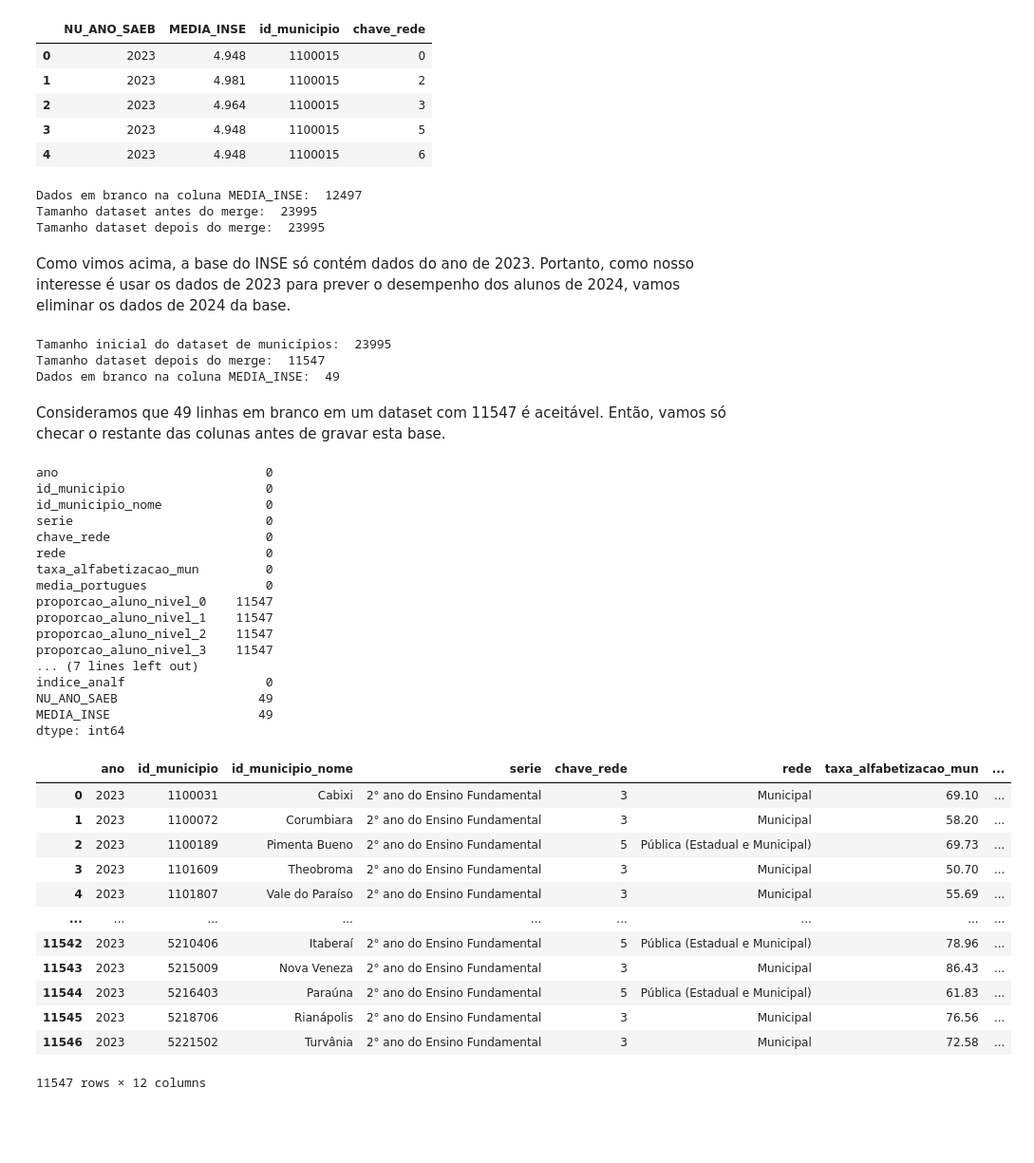
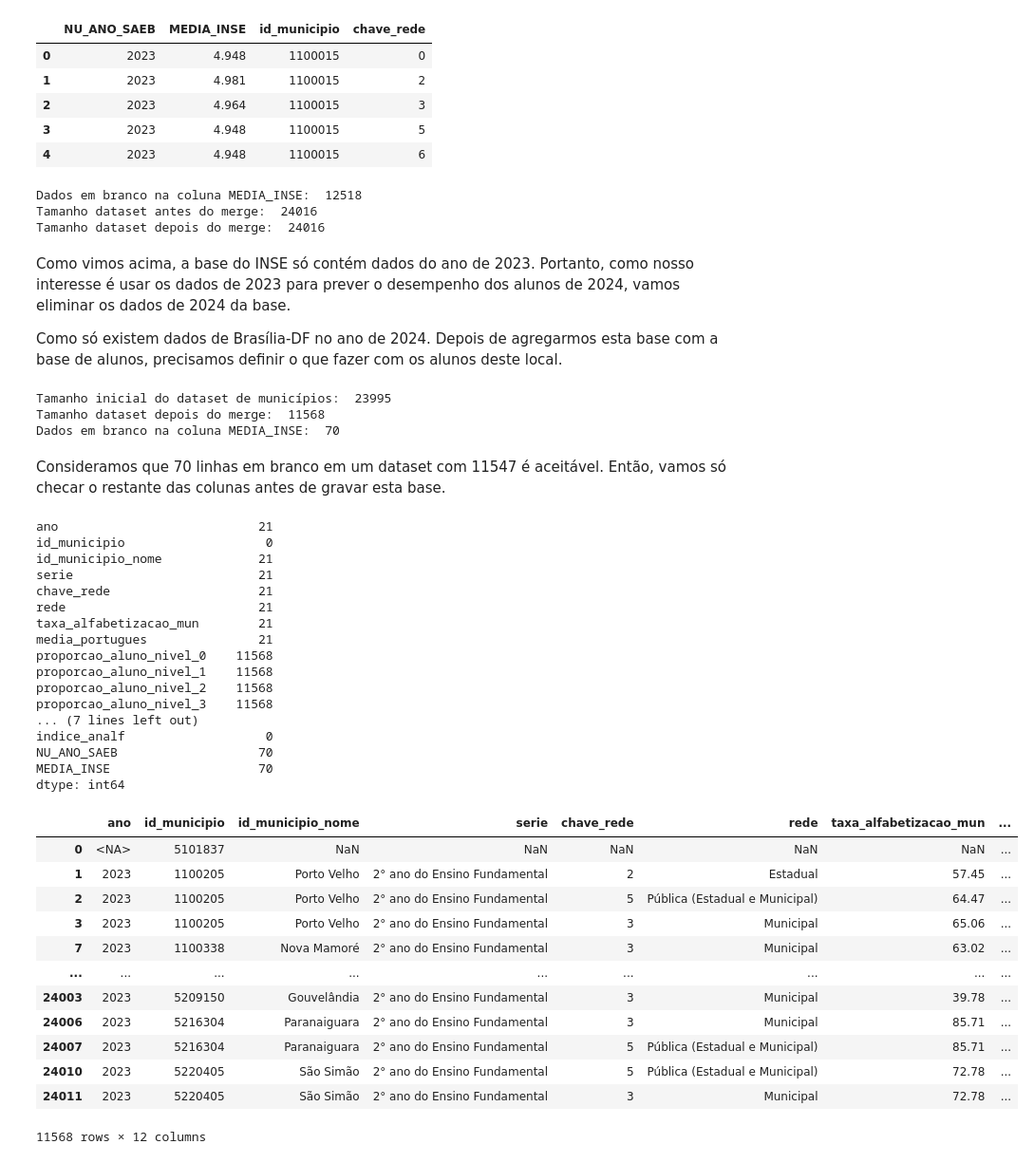
Before and after one commit to ThiagoBaia1/tech-challenge-fase3, a Jupyter notebook: notebooks/testes/EDA_bases_entes_federados.ipynb, the cells around one changed output. Shown at 95% size. Drawn from its saved outputs; the diff is of its cells as text; code cells hidden in the pictures; blank space fills up the shorter version.

```diff
--- a/notebooks/testes/EDA_bases_entes_federados.ipynb
+++ b/notebooks/testes/EDA_bases_entes_federados.ipynb
@@ -235,7 +237,7 @@ df_diretorios_municipio.head()
 | 4 | 1101104 | RO |
 # %%
 acrescenta_dados_uf = pd.merge(
-    df_municipio, df_diretorios_municipio, on=['id_municipio'], how='left'
+    df_municipio, df_diretorios_municipio, on=['id_municipio'], how='right'
 )
 print('Dados em branco na coluna sigla_uf: ', acrescenta_dados_uf['sigla_uf'].isna().sum())
 print('Tamanho dataset antes do merge: ', len(df_municipio))
@@ -357,64 +367,69 @@ print('Dados em branco na coluna MEDIA_INSE: ', agrega_bases_externas_inse['MEDI
 print('Tamanho dataset antes do merge: ', len(agrega_bases_externas))
 print('Tamanho dataset depois do merge: ', len(agrega_bases_externas_inse))
 # %% [output]
-Dados em branco na coluna MEDIA_INSE:  12497
-Tamanho dataset antes do merge:  23995
-Tamanho dataset depois do merge:  23995
+Dados em branco na coluna MEDIA_INSE:  12518
+Tamanho dataset antes do merge:  24016
+Tamanho dataset depois do merge:  24016
 # %% [markdown]
 Como vimos acima, a base do INSE só contém dados do ano de 2023. Portanto, como nosso interesse é usar os dados de 2023 para prever o desempenho dos alunos de 2024, vamos eliminar os dados de 2024 da base.
+
+Como só existem dados de Brasília-DF no ano de 2024. Depois de agregarmos esta base com a base de alunos, precisamos definir o que fazer com os alunos deste local.
 # %%
-# Vamos usar apenas o ano de 2023, então precisamos filtrar as linhas com o ano de 2023
+# Vamos usar apenas o ano de 2023, então precisamos filtrar as linhas com o ano de 2023 e as colunas sem ano,
+# que são os municípios que não possuem taxa de alfabetização. Se tirarmos esses e o município tiver aluno
+# avaliado em 2024, ficará sem os dados agregados.
 
-agrega_bases_externas_inse_2023 = agrega_bases_externas_inse.query('ano == 2023')
+agrega_bases_externas_inse_2023 = agrega_bases_externas_inse.query('ano == 2023 or ano.isna()')
 print('Tamanho inicial do dataset de municípios: ', len(df_municipio))
 print('Tamanho dataset depois do merge: ', len(agrega_bases_externas_inse_2023))
 
 print('Dados em branco na coluna MEDIA_INSE: ', agrega_bases_externas_inse_2023['MEDIA_INSE'].isna().sum())
 # %% [output]
 Tamanho inicial do dataset de municípios:  23995
-Tamanho dataset depois do merge:  11547
-Dados em branco na coluna MEDIA_INSE:  49
+Tamanho dataset depois do merge:  11568
+Dados em branco na coluna MEDIA_INSE:  70
 # %% [markdown]
-Consideramos que 49 linhas em branco em um dataset com 11547 é aceitável. Então, vamos só checar o restante das colunas antes de gravar esta base.
+Consideramos que 70 linhas em branco em um dataset com 11547 é aceitável. Então, vamos só checar o restante das colunas antes de gravar esta base.
 # %%
 agrega_bases_externas_inse_2023.isna().sum()
 # %% [output]
-ano                            0
+ano                           21
 id_municipio                   0
-id_municipio_nome              0
-serie                          0
-chave_rede                     0
-rede                           0
-taxa_alfabetizacao_mun         0
-media_portugues                0
-proporcao_aluno_nivel_0    11547
-proporcao_aluno_nivel_1    11547
-proporcao_aluno_nivel_2    11547
-proporcao_aluno_nivel_3    11547
+id_municipio_nome             21
+serie                         21
+chave_rede                    21
+rede                          21
+taxa_alfabetizacao_mun        21
+media_portugues               21
+proporcao_aluno_nivel_0    11568
+proporcao_aluno_nivel_1    11568
+proporcao_aluno_nivel_2    11568
+proporcao_aluno_nivel_3    11568
 ... (7 lines left out)
 indice_analf                   0
-NU_ANO_SAEB                   49
-MEDIA_INSE                    49
+NU_ANO_SAEB                   70
+MEDIA_INSE                    70
 dtype: int64
 # %%
 # Vamos excluir as colunas de proporção, uma vez que o dado não foi gerado em 2023. Excluiremos, também, as colunas redundantes.
 
 cols_to_drop = [
     'proporcao_aluno_nivel_0', 'proporcao_aluno_nivel_1', 'proporcao_aluno_nivel_2', 'proporcao_aluno_nivel_3',
-    'proporcao_aluno_nivel_4', 'proporcao_aluno_nivel_5', 'proporcao_aluno_nivel_6', 'proporcao_aluno_nivel_7', 'proporcao_aluno_nivel_8', 'NU_ANO_SAEB']
+    'proporcao_aluno_nivel_4', 'proporcao_aluno_nivel_5', 'proporcao_aluno_nivel_6', 'proporcao_aluno_nivel_7',
+    'proporcao_aluno_nivel_8', 'NU_ANO_SAEB']
 df_municipio_final = agrega_bases_externas_inse_2023.drop(columns=[c for c in cols_to_drop if c in agrega_bases_externas_inse_2023.columns])
 df_municipio_final
 # %% [output]
 |  | ano | id_municipio | id_municipio_nome | serie | chave_rede | rede | taxa_alfabetizacao_mun | ... |
-| 0 | 2023 | 1100031 | Cabixi | 2° ano do Ensino Fundamental | 3 | Municipal | 69.10 | ... |
-| 1 | 2023 | 1100072 | Corumbiara | 2° ano do Ensino Fundamental | 3 | Municipal | 58.20 | ... |
-| 2 | 2023 | 1100189 | Pimenta Bueno | 2° ano do Ensino Fundamental | 5 | Pública (Estadual e Municipal) | 69.73 | ... |
-| 3 | 2023 | 1101609 | Theobroma | 2° ano do Ensino Fundamental | 3 | Municipal | 50.70 | ... |
-| 4 | 2023 | 1101807 | Vale do Paraíso | 2° ano do Ensino Fundamental | 3 | Municipal | 55.69 | ... |
+| 0 | <NA> | 5101837 | NaN | NaN | NaN | NaN | NaN | ... |
+| 1 | 2023 | 1100205 | Porto Velho | 2° ano do Ensino Fundamental | 2 | Estadual | 57.45 | ... |
+| 2 | 2023 | 1100205 | Porto Velho | 2° ano do Ensino Fundamental | 5 | Pública (Estadual e Municipal) | 64.47 | ... |
+| 3 | 2023 | 1100205 | Porto Velho | 2° ano do Ensino Fundamental | 3 | Municipal | 65.06 | ... |
+| 7 | 2023 | 1100338 | Nova Mamoré | 2° ano do Ensino Fundamental | 3 | Municipal | 63.02 | ... |
 | ... | ... | ... | ... | ... | ... | ... | ... | ... |
-| 11542 | 2023 | 5210406 | Itaberaí | 2° ano do Ensino Fundamental | 5 | Pública (Estadual e Municipal) | 78.96 | ... |
-| 11543 | 2023 | 5215009 | Nova Veneza | 2° ano do Ensino Fundamental | 3 | Municipal | 86.43 | ... |
-| 11544 | 2023 | 5216403 | Paraúna | 2° ano do Ensino Fundamental | 5 | Pública (Estadual e Municipal) | 61.83 | ... |
-| 11545 | 2023 | 5218706 | Rianápolis | 2° ano do Ensino Fundamental | 3 | Municipal | 76.56 | ... |
-| 11546 | 2023 | 5221502 | Turvânia | 2° ano do Ensino Fundamental | 3 | Municipal | 72.58 | ... |
+| 24003 | 2023 | 5209150 | Gouvelândia | 2° ano do Ensino Fundamental | 3 | Municipal | 39.78 | ... |
+| 24006 | 2023 | 5216304 | Paranaiguara | 2° ano do Ensino Fundamental | 3 | Municipal | 85.71 | ... |
+| 24007 | 2023 | 5216304 | Paranaiguara | 2° ano do Ensino Fundamental | 5 | Pública (Estadual e Municipal) | 85.71 | ... |
+| 24010 | 2023 | 5220405 | São Simão | 2° ano do Ensino Fundamental | 5 | Pública (Estadual e Municipal) | 72.78 | ... |
+| 24011 | 2023 | 5220405 | São Simão | 2° ano do Ensino Fundamental | 3 | Municipal | 72.78 | ... |
-11547 rows × 12 columns
+11568 rows × 12 columns
```
Also changed, not shown: parts of 9 cells of this notebook, 18 other files.
